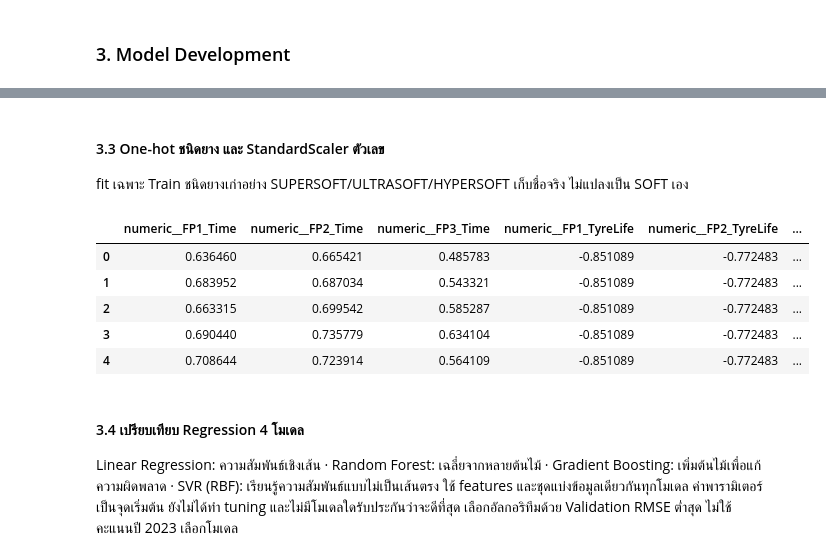
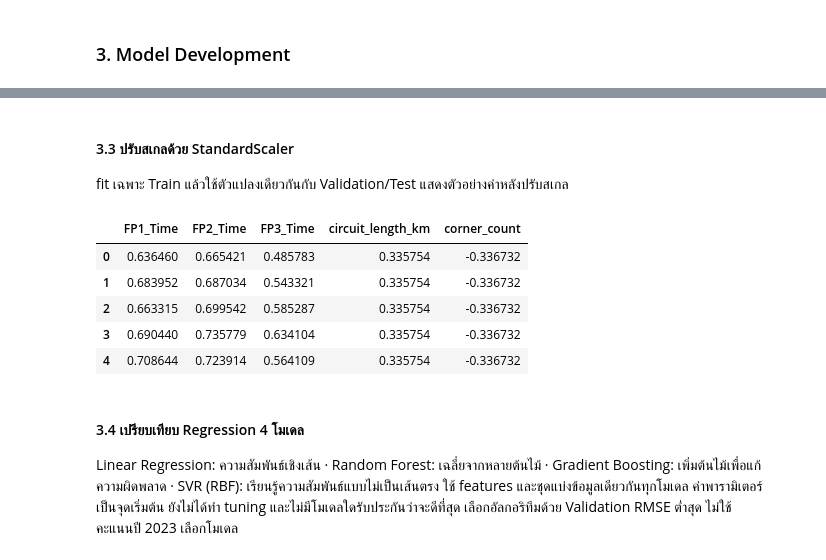
Before and after one commit to bigtalay/mini-project-ML-f1-qualify-time-prediction-, a Jupyter notebook: f1_project/final.ipynb, the cells around one changed output, grey strips where cells are left out. Cells and saved outputs as stored; diff of their text form; code cells hidden in the pictures.

```diff
--- a/f1_project/final.ipynb
+++ b/f1_project/final.ipynb
@@ -33,6 +30,7 @@ CACHE = ROOT / "f1_cache"
 RAW = ROOT / "data/final/raw"
 PROCESSED = ROOT / "data/final/processed"
 MODELS = ROOT / "data/final/models"
+CIRCUIT_FILE = ROOT / "data/final/reference/circuits.csv"
 
 for folder in [CACHE, RAW, PROCESSED, MODELS]:
     folder.mkdir(parents=True, exist_ok=True)
@@ -362,27 +377,24 @@ dataset = features.loc[features.QualiTime.notna() & features[TIMES].notna().any(
 
 def fill_sessions(frame):
     filled = frame.copy()
-    filled[COMPOUNDS] = filled[COMPOUNDS].astype(object)
-    filled[AGES] = filled[AGES].apply(pd.to_numeric, errors="coerce").astype(float)
-    source = filled.copy()
+    filled[TIMES] = filled[TIMES].apply(pd.to_numeric, errors="raise")
+    invalid = filled[TIMES].notna() & (~np.isfinite(filled[TIMES]) | filled[TIMES].le(0))
+    if invalid.any().any():
+        raise ValueError("เวลาซ้อมต้องเป็นตัวเลขบวก")
     if filled[TIMES].isna().all(axis=1).any():
         raise ValueError("ต้องมี Practice อย่างน้อยหนึ่ง session")
     fastest = filled[TIMES].idxmin(axis=1).str.replace("_Time", "", regex=False)
+    best_time = filled[TIMES].min(axis=1)
     for session_name in PRACTICES:
         missing = filled[f"{session_name}_Time"].isna()
         filled[f"{session_name}_filled_from"] = session_name
-        for donor in PRACTICES:
-            mask = missing & fastest.eq(donor)
-            for field in ["Time", "Compound", "TyreLife"]:
-                filled.loc[mask, f"{session_name}_{field}"] = source.loc[mask, f"{donor}_{field}"]
-            filled.loc[mask, f"{session_name}_filled_from"] = donor
-    filled[COMPOUNDS] = filled[COMPOUNDS].fillna("UNKNOWN").replace({"TEST_UNKNOWN": "UNKNOWN", "": "UNKNOWN"})
-    filled[AGES] = filled[AGES].where(np.isfinite(filled[AGES]) & filled[AGES].ge(0))
+        filled.loc[missing, f"{session_name}_Time"] = best_time[missing]
+        filled.loc[missing, f"{session_name}_filled_from"] = fastest[missing]
     return filled
 
 dataset = fill_sessions(dataset)
 dataset.to_csv(PROCESSED / "model_dataset.csv", index=False)
-display(dataset[["event_id", "Driver", *[f"{s}_filled_from" for s in PRACTICES]]].head())
+display(dataset[["event_id", "Driver", *FEATURES, *[f"{s}_filled_from" for s in PRACTICES]]].head())
 print("ใช้ฝึก/ประเมิน:", len(dataset), "แถว")
 # %% [output]
 ไม่มี target: 16
@@ -429,11 +441,8 @@ y: QualiTime
 # %%
-age_medians = X_train[AGES].median().fillna(X_train[AGES].stack().median())
-assert age_medians.notna().all(), "ไม่มีอายุยางที่ใช้ได้ใน Train ต้องตรวจข้อมูลก่อน"
-
-display(X_train[AGES].isna().sum().to_frame("missing before"))
-display(age_medians.to_frame("train median"))
-X_train = X_train.fillna(age_medians)
-X_valid = X_valid.fillna(age_medians)
-X_test = X_test.fillna(age_medians)
-display(X_train[AGES].head())
+assert FEATURES == TIMES + ["circuit_length_km", "corner_count"]
+for frame in [X_train, X_valid, X_test]:
+    assert np.isfinite(frame.to_numpy(dtype=float)).all(), "features ต้องเป็นตัวเลขครบ"
+    assert frame.gt(0).all().all(), "เวลาและรายละเอียดสนามต้องมากกว่า 0"
+display(X_train.head())
+print("ไม่มี median หรือ encoding ยาง: X มีเพียง 5 คอลัมน์ตัวเลข")
 # %% [output]
@@ -454,28 +456,24 @@ display(X_train[AGES].head())
 # %% [markdown]
-#### 3.3 One-hot ชนิดยาง และ StandardScaler ตัวเลข
-fit เฉพาะ Train ชนิดยางเก่าอย่าง SUPERSOFT/ULTRASOFT/HYPERSOFT เก็บชื่อจริง ไม่แปลงเป็น SOFT เอง
+#### 3.3 ปรับสเกลด้วย StandardScaler
+fit เฉพาะ Train แล้วใช้ตัวแปลงเดียวกันกับ Validation/Test แสดงตัวอย่างค่าหลังปรับสเกล
 # %%
-from sklearn.compose import ColumnTransformer
-from sklearn.preprocessing import OneHotEncoder, StandardScaler
+from sklearn.preprocessing import StandardScaler
 from sklearn.pipeline import Pipeline
 from sklearn.base import clone
 from sklearn.linear_model import LinearRegression
 from sklearn.ensemble import RandomForestRegressor
 
-preprocessor = ColumnTransformer([
-    ("numeric", StandardScaler(), TIMES + AGES),
-    ("compound", OneHotEncoder(handle_unknown="ignore", sparse_output=False), COMPOUNDS),
-])
+preprocessor = StandardScaler()
 preview = clone(preprocessor)
 matrix = preview.fit_transform(X_train)
-display(pd.DataFrame(matrix, columns=preview.get_feature_names_out()).head())
+display(pd.DataFrame(matrix, columns=FEATURES).head())
 # %% [output]
-|  | numeric__FP1_Time | numeric__FP2_Time | numeric__FP3_Time | numeric__FP1_TyreLife | numeric__FP2_TyreLife | ... |
-| 0 | 0.636460 | 0.665421 | 0.485783 | -0.851089 | -0.772483 | ... |
-| 1 | 0.683952 | 0.687034 | 0.543321 | -0.851089 | -0.772483 | ... |
-| 2 | 0.663315 | 0.699542 | 0.585287 | -0.851089 | -0.772483 | ... |
-| 3 | 0.690440 | 0.735779 | 0.634104 | -0.851089 | -0.772483 | ... |
-| 4 | 0.708644 | 0.723914 | 0.564109 | -0.851089 | -0.772483 | ... |
+|  | FP1_Time | FP2_Time | FP3_Time | circuit_length_km | corner_count |
+| 0 | 0.636460 | 0.665421 | 0.485783 | 0.335754 | -0.336732 |
+| 1 | 0.683952 | 0.687034 | 0.543321 | 0.335754 | -0.336732 |
+| 2 | 0.663315 | 0.699542 | 0.585287 | 0.335754 | -0.336732 |
+| 3 | 0.690440 | 0.735779 | 0.634104 | 0.335754 | -0.336732 |
+| 4 | 0.708644 | 0.723914 | 0.564109 | 0.335754 | -0.336732 |
 # %% [markdown]
 #### 3.4 เปรียบเทียบ Regression 4 โมเดล
 Linear Regression: ความสัมพันธ์เชิงเส้น · Random Forest: เฉลี่ยจากหลายต้นไม้ · Gradient Boosting: เพิ่มต้นไม้เพื่อแก้ความผิดพลาด · SVR (RBF): เรียนรู้ความสัมพันธ์แบบไม่เป็นเส้นตรง
```
Also changed, not shown: parts of 22 cells of this notebook, 10 other files.
